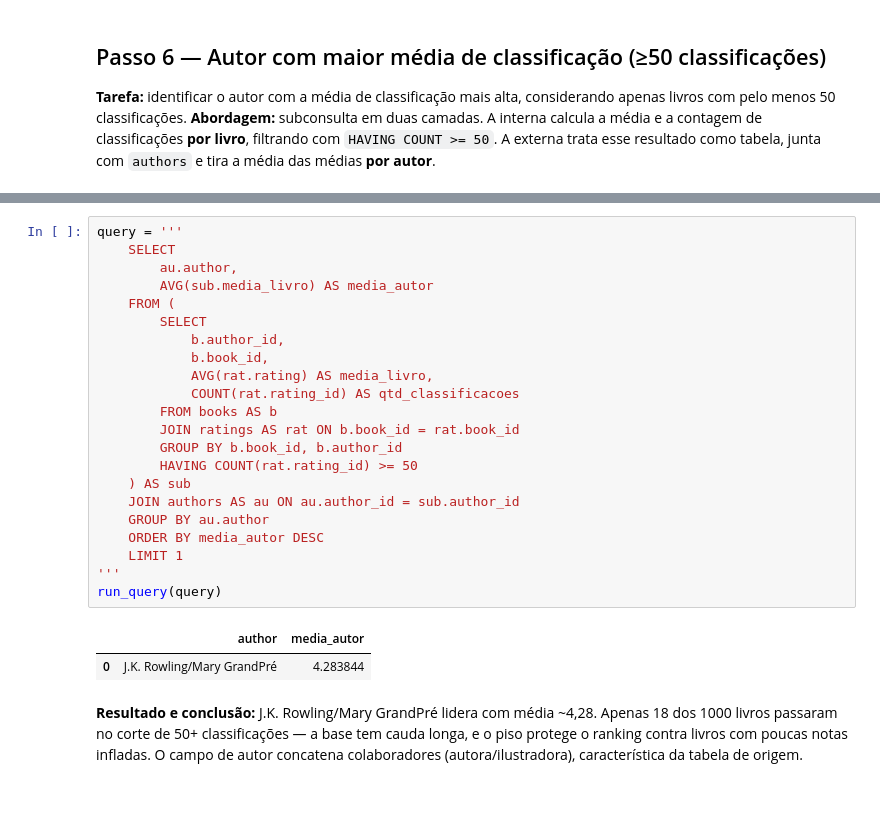
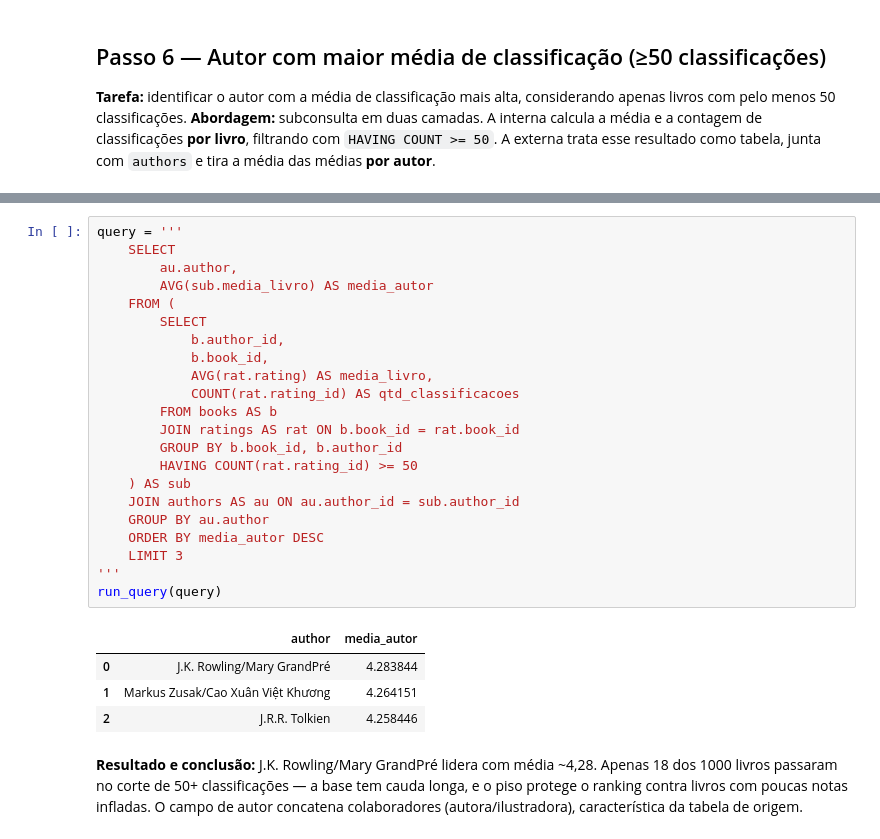
Before and after one commit to msitta/book-catalog, a Jupyter notebook: book_catalog.ipynb, the cells around one changed output, grey strips where cells are left out. Saved outputs shown, nothing was run; the diff lists cells and outputs as text; blank space fills up the shorter version.

```diff
--- a/book_catalog.ipynb
+++ b/book_catalog.ipynb
@@ -173,27 +209,29 @@ run_query(query)
 # %%
 query = '''
     SELECT
         au.author,
         AVG(sub.media_livro) AS media_autor
     FROM (
         SELECT
             b.author_id,
             b.book_id,
             AVG(rat.rating) AS media_livro,
             COUNT(rat.rating_id) AS qtd_classificacoes
         FROM books AS b
         JOIN ratings AS rat ON b.book_id = rat.book_id
         GROUP BY b.book_id, b.author_id
         HAVING COUNT(rat.rating_id) >= 50
     ) AS sub
     JOIN authors AS au ON au.author_id = sub.author_id
     GROUP BY au.author
     ORDER BY media_autor DESC
-    LIMIT 1
+    LIMIT 3
 '''
 run_query(query)
 # %% [output]
 |  | author | media_autor |
 | 0 | J.K. Rowling/Mary GrandPré | 4.283844 |
+| 1 | Markus Zusak/Cao Xuân Việt Khương | 4.264151 |
+| 2 | J.R.R. Tolkien | 4.258446 |
 # %% [markdown]
 **Resultado e conclusão:** J.K. Rowling/Mary GrandPré lidera com média ~4,28. Apenas 18 dos 1000 livros passaram no corte de 50+ classificações — a base tem cauda longa, e o piso protege o ranking contra livros com poucas notas infladas. O campo de autor concatena colaboradores (autora/ilustradora), característica da tabela de origem.
```
Also changed, not shown: parts of 11 cells of this notebook.
